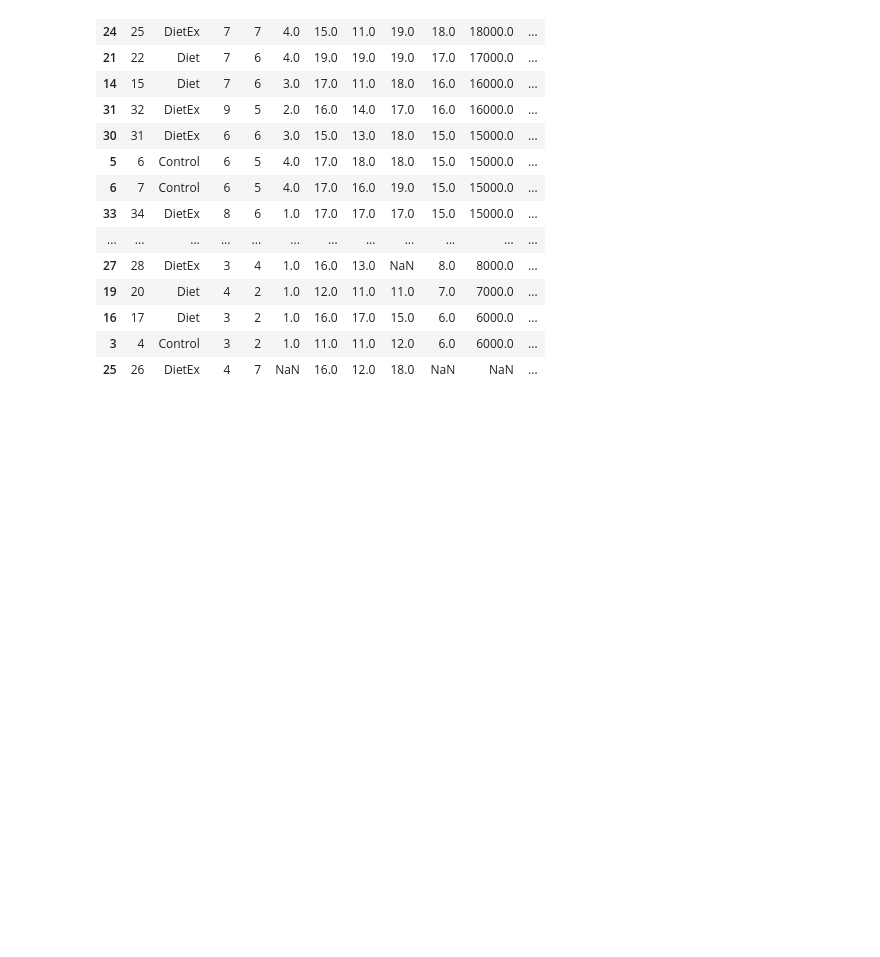
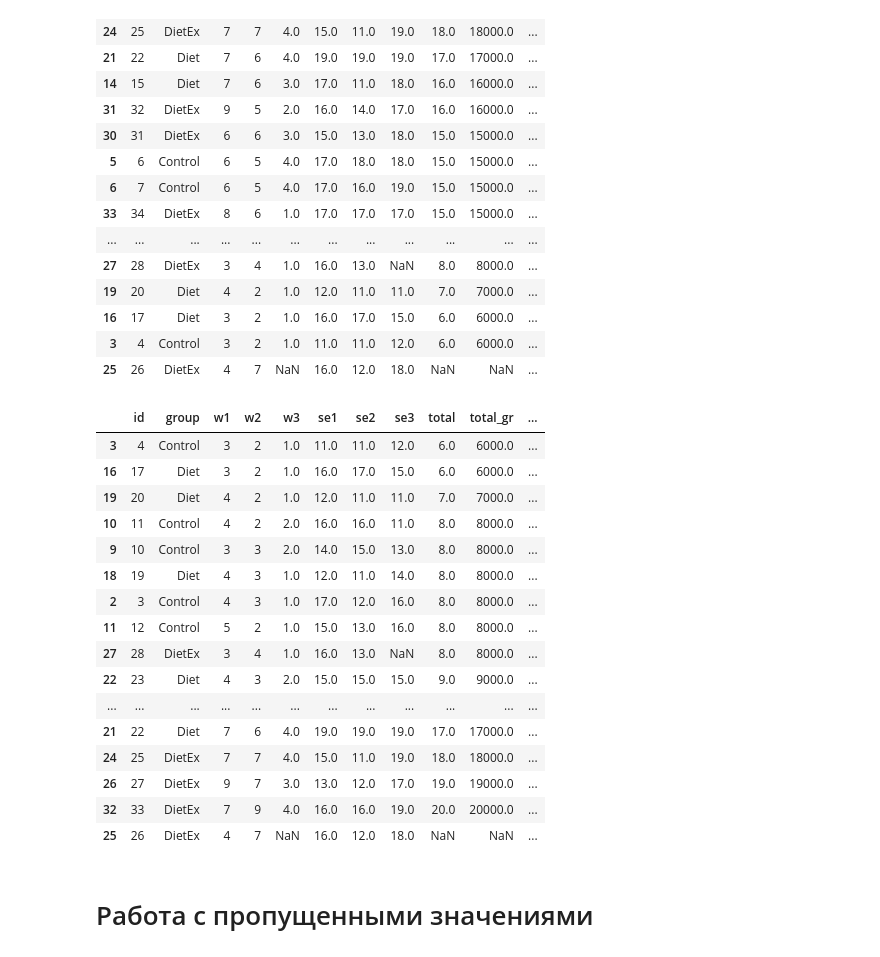
Before and after one commit to ArmanVasilovich/python_spbu, a Jupyter notebook: October-28/October-28-Pandas.ipynb, the cells around one changed output. Saved outputs shown, nothing was run; the diff lists cells and outputs as text; code cells hidden in the pictures; blank space fills up the shorter version.

```diff
--- a/October-28/October-28-Pandas.ipynb
+++ b/October-28/October-28-Pandas.ipynb
@@ -550,3 +550,25 @@ df.sort_values('total', ascending = False)
 | 16 | 17 | Diet | 3 | 2 | 1.0 | 16.0 | 17.0 | 15.0 | 6.0 | 6000.0 | ... |
 | 3 | 4 | Control | 3 | 2 | 1.0 | 11.0 | 11.0 | 12.0 | 6.0 | 6000.0 | ... |
 | 25 | 26 | DietEx | 4 | 7 | NaN | 16.0 | 12.0 | 18.0 | NaN | NaN | ... |
+# %%
+df.sort_values(['total', 'se3'])
+# %% [output]
+|  | id | group | w1 | w2 | w3 | se1 | se2 | se3 | total | total_gr | ... |
+| 3 | 4 | Control | 3 | 2 | 1.0 | 11.0 | 11.0 | 12.0 | 6.0 | 6000.0 | ... |
+| 16 | 17 | Diet | 3 | 2 | 1.0 | 16.0 | 17.0 | 15.0 | 6.0 | 6000.0 | ... |
+| 19 | 20 | Diet | 4 | 2 | 1.0 | 12.0 | 11.0 | 11.0 | 7.0 | 7000.0 | ... |
+| 10 | 11 | Control | 4 | 2 | 2.0 | 16.0 | 16.0 | 11.0 | 8.0 | 8000.0 | ... |
+| 9 | 10 | Control | 3 | 3 | 2.0 | 14.0 | 15.0 | 13.0 | 8.0 | 8000.0 | ... |
+| 18 | 19 | Diet | 4 | 3 | 1.0 | 12.0 | 11.0 | 14.0 | 8.0 | 8000.0 | ... |
+| 2 | 3 | Control | 4 | 3 | 1.0 | 17.0 | 12.0 | 16.0 | 8.0 | 8000.0 | ... |
+| 11 | 12 | Control | 5 | 2 | 1.0 | 15.0 | 13.0 | 16.0 | 8.0 | 8000.0 | ... |
+| 27 | 28 | DietEx | 3 | 4 | 1.0 | 16.0 | 13.0 | NaN | 8.0 | 8000.0 | ... |
+| 22 | 23 | Diet | 4 | 3 | 2.0 | 15.0 | 15.0 | 15.0 | 9.0 | 9000.0 | ... |
+| ... | ... | ... | ... | ... | ... | ... | ... | ... | ... | ... | ... |
+| 21 | 22 | Diet | 7 | 6 | 4.0 | 19.0 | 19.0 | 19.0 | 17.0 | 17000.0 | ... |
+| 24 | 25 | DietEx | 7 | 7 | 4.0 | 15.0 | 11.0 | 19.0 | 18.0 | 18000.0 | ... |
+| 26 | 27 | DietEx | 9 | 7 | 3.0 | 13.0 | 12.0 | 17.0 | 19.0 | 19000.0 | ... |
+| 32 | 33 | DietEx | 7 | 9 | 4.0 | 16.0 | 16.0 | 19.0 | 20.0 | 20000.0 | ... |
+| 25 | 26 | DietEx | 4 | 7 | NaN | 16.0 | 12.0 | 18.0 | NaN | NaN | ... |
+# %% [markdown]
+# Работа с пропущенными значениями
```
